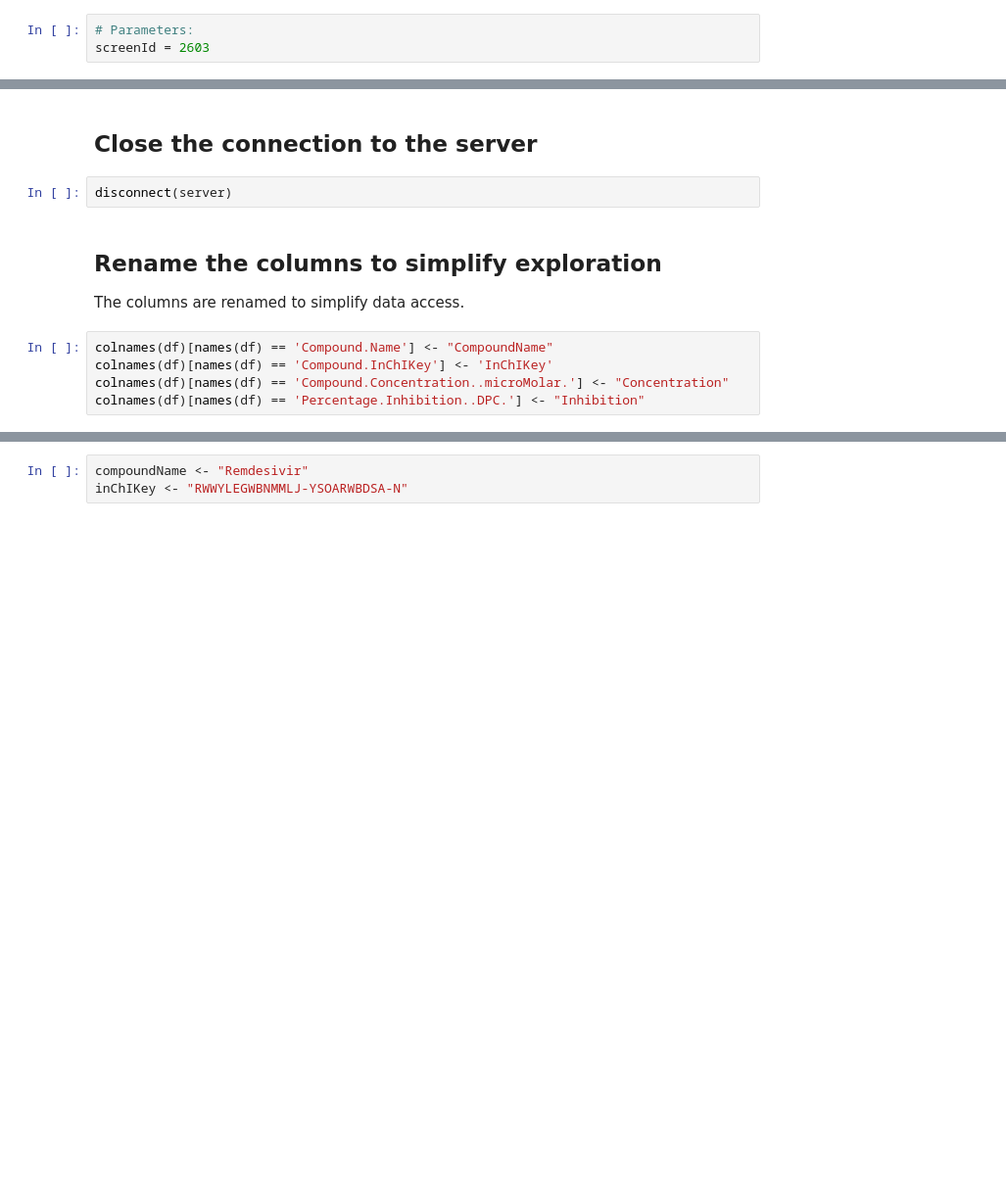
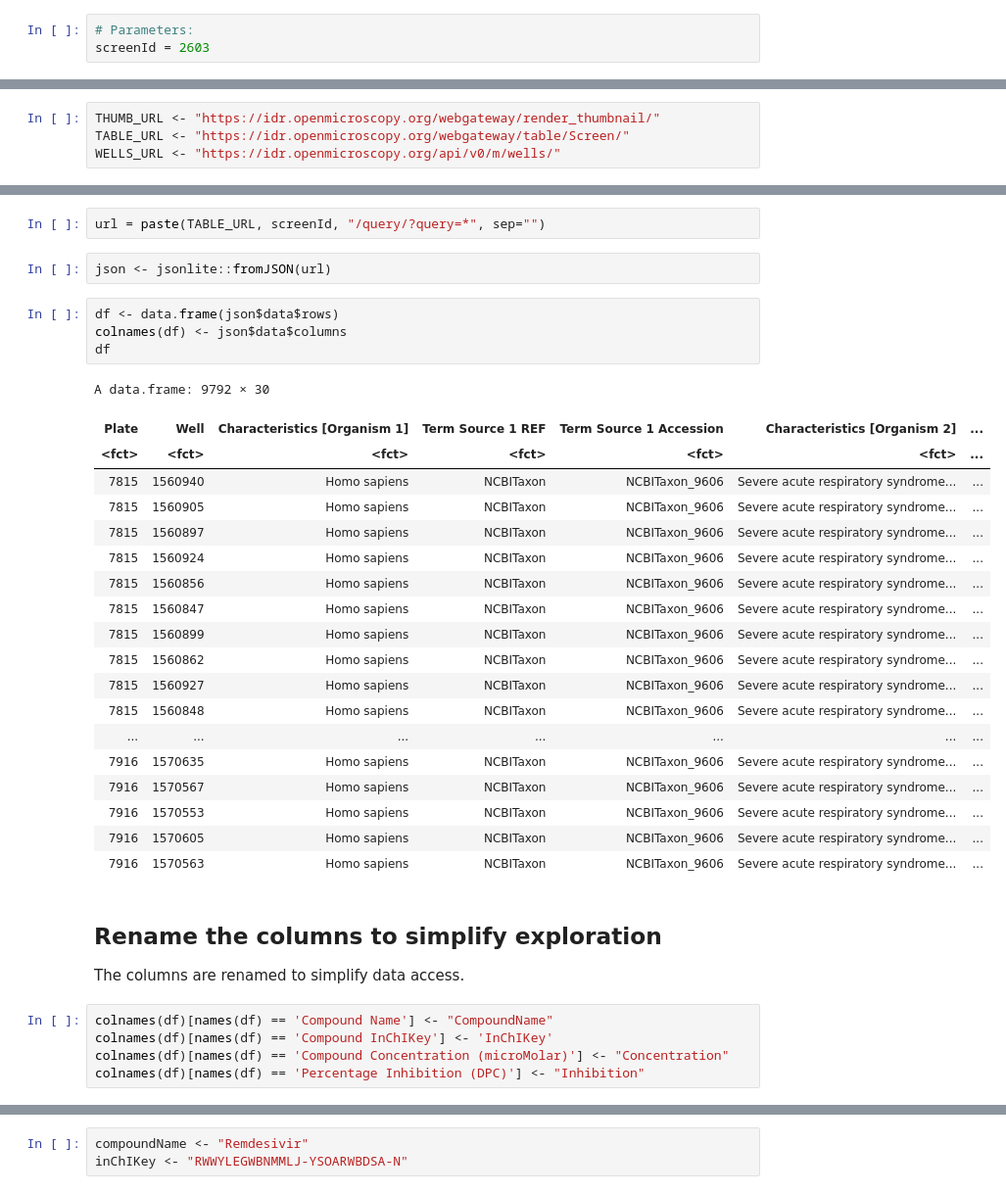
Before and after one commit to IDR/idr0094-ellinger-sarscov2, a Jupyter notebook: notebooks/idr0094-ic50.ipynb, the cells around one changed output, grey strips where cells are left out. Shown at 98% size. Cells and saved outputs as stored; diff of their text form; blank space fills up the shorter version.

```diff
--- a/notebooks/idr0094-ic50.ipynb
+++ b/notebooks/idr0094-ic50.ipynb
@@ -26 +24,5 @@ paste('Successfully logged in as', server@user$getUserName())
+# %%
+THUMB_URL <- "https://idr.openmicroscopy.org/webgateway/render_thumbnail/"
+TABLE_URL <- "https://idr.openmicroscopy.org/webgateway/table/Screen/"
+WELLS_URL <- "https://idr.openmicroscopy.org/api/v0/m/wells/"
 # %% [markdown]
@@ -59,15 +31,39 @@ A data.frame: 9792 × 28
-# %% [markdown]
-## Close the connection to the server
-# %%
-disconnect(server)
+# %%
+url = paste(TABLE_URL, screenId, "/query/?query=*", sep="")
+# %%
+json <- jsonlite::fromJSON(url)
+# %%
+df <- data.frame(json$data$rows)
+colnames(df) <- json$data$columns
+df
+# %% [output]
+A data.frame: 9792 × 30
+| Plate | Well | Characteristics [Organism 1] | Term Source 1 REF | Term Source 1 Accession | Characteristics [Organism 2] | ... |
+| <fct> | <fct> | <fct> | <fct> | <fct> | <fct> | ... |
+| 7815 | 1560940 | Homo sapiens | NCBITaxon | NCBITaxon_9606 | Severe acute respiratory syndrome... | ... |
+| 7815 | 1560905 | Homo sapiens | NCBITaxon | NCBITaxon_9606 | Severe acute respiratory syndrome... | ... |
+| 7815 | 1560897 | Homo sapiens | NCBITaxon | NCBITaxon_9606 | Severe acute respiratory syndrome... | ... |
+| 7815 | 1560924 | Homo sapiens | NCBITaxon | NCBITaxon_9606 | Severe acute respiratory syndrome... | ... |
+| 7815 | 1560856 | Homo sapiens | NCBITaxon | NCBITaxon_9606 | Severe acute respiratory syndrome... | ... |
+| 7815 | 1560847 | Homo sapiens | NCBITaxon | NCBITaxon_9606 | Severe acute respiratory syndrome... | ... |
+| 7815 | 1560899 | Homo sapiens | NCBITaxon | NCBITaxon_9606 | Severe acute respiratory syndrome... | ... |
+| 7815 | 1560862 | Homo sapiens | NCBITaxon | NCBITaxon_9606 | Severe acute respiratory syndrome... | ... |
+| 7815 | 1560927 | Homo sapiens | NCBITaxon | NCBITaxon_9606 | Severe acute respiratory syndrome... | ... |
+| 7815 | 1560848 | Homo sapiens | NCBITaxon | NCBITaxon_9606 | Severe acute respiratory syndrome... | ... |
+| ... | ... | ... | ... | ... | ... | ... |
+| 7916 | 1570635 | Homo sapiens | NCBITaxon | NCBITaxon_9606 | Severe acute respiratory syndrome... | ... |
+| 7916 | 1570567 | Homo sapiens | NCBITaxon | NCBITaxon_9606 | Severe acute respiratory syndrome... | ... |
+| 7916 | 1570553 | Homo sapiens | NCBITaxon | NCBITaxon_9606 | Severe acute respiratory syndrome... | ... |
+| 7916 | 1570605 | Homo sapiens | NCBITaxon | NCBITaxon_9606 | Severe acute respiratory syndrome... | ... |
+| 7916 | 1570563 | Homo sapiens | NCBITaxon | NCBITaxon_9606 | Severe acute respiratory syndrome... | ... |
 # %% [markdown]
 ## Rename the columns to simplify exploration
 The columns are renamed to simplify data access.
 # %%
-colnames(df)[names(df) == 'Compound.Name'] <- "CompoundName"
-colnames(df)[names(df) == 'Compound.InChIKey'] <- 'InChIKey'
-colnames(df)[names(df) == 'Compound.Concentration..microMolar.'] <- "Concentration"
-colnames(df)[names(df) == 'Percentage.Inhibition..DPC.'] <- "Inhibition"
+colnames(df)[names(df) == 'Compound Name'] <- "CompoundName"
+colnames(df)[names(df) == 'Compound InChIKey'] <- 'InChIKey'
+colnames(df)[names(df) == 'Compound Concentration (microMolar)'] <- "Concentration"
+colnames(df)[names(df) == 'Percentage Inhibition (DPC)'] <- "Inhibition"
 # %% [markdown]
 ## Filter by compound
 First copy the data frame and filter using the compound name the data on the copied on the data frame.
```
Also changed, not shown: parts of 14 cells of this notebook.
